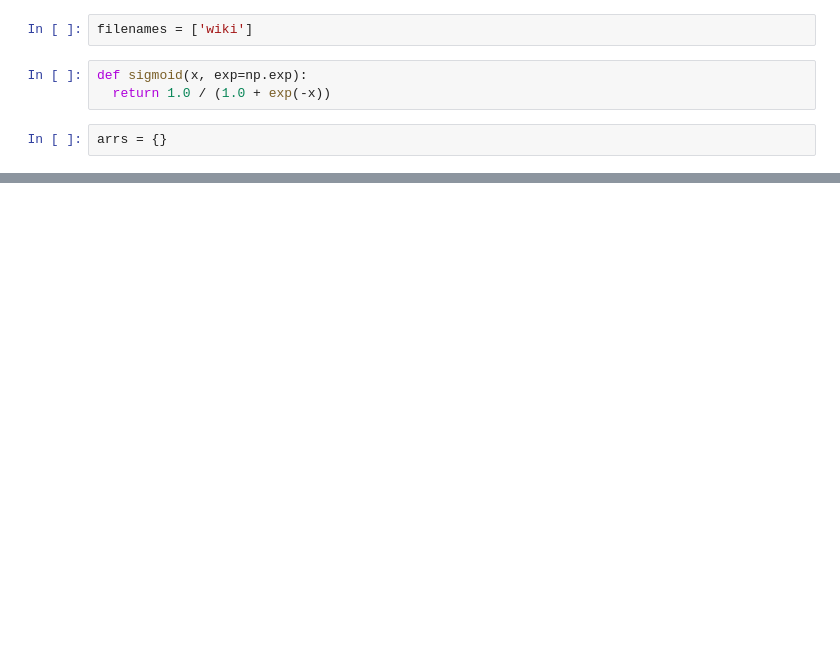
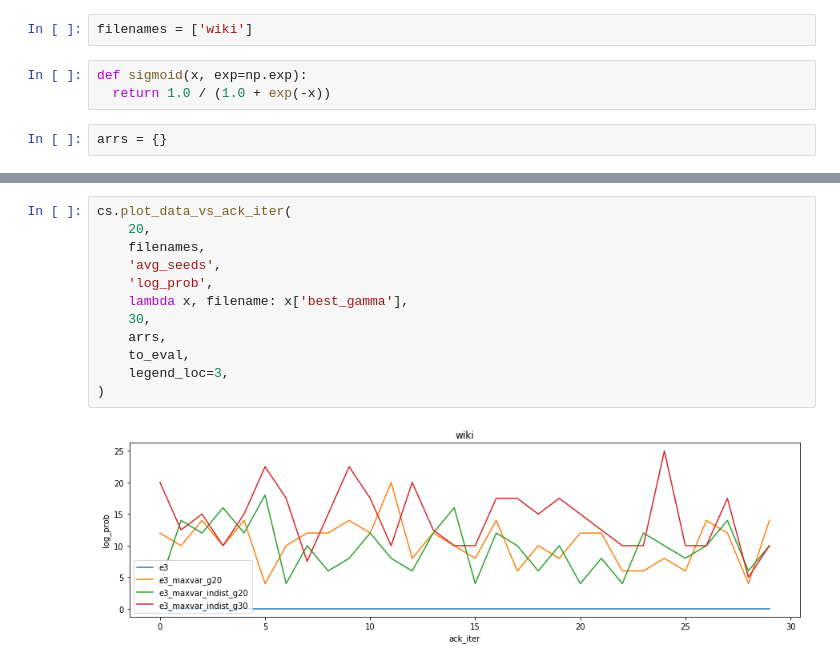
Before and after one commit to tmfs10/bb-opt, a Jupyter notebook: notebooks_sid/al_results_viz.ipynb, the cells around one changed output, grey strips where cells are left out. Saved outputs shown, nothing was run; the diff lists cells and outputs as text; blank space fills up the shorter version.

```diff
--- a/notebooks_sid/al_results_viz.ipynb
+++ b/notebooks_sid/al_results_viz.ipynb
@@ -62,0 +104,14 @@ cs.prop_test(10,
+# %%
+cs.plot_data_vs_ack_iter(
+    20,
+    filenames,
+    'avg_seeds',
+    'log_prob',
+    lambda x, filename: x['best_gamma'],
+    30,
+    arrs,
+    to_eval,
+    legend_loc=3,
+)
+# %% [output]
+[figure, added]
```
Also changed, not shown: parts of 12 cells of this notebook, 8 other files.
